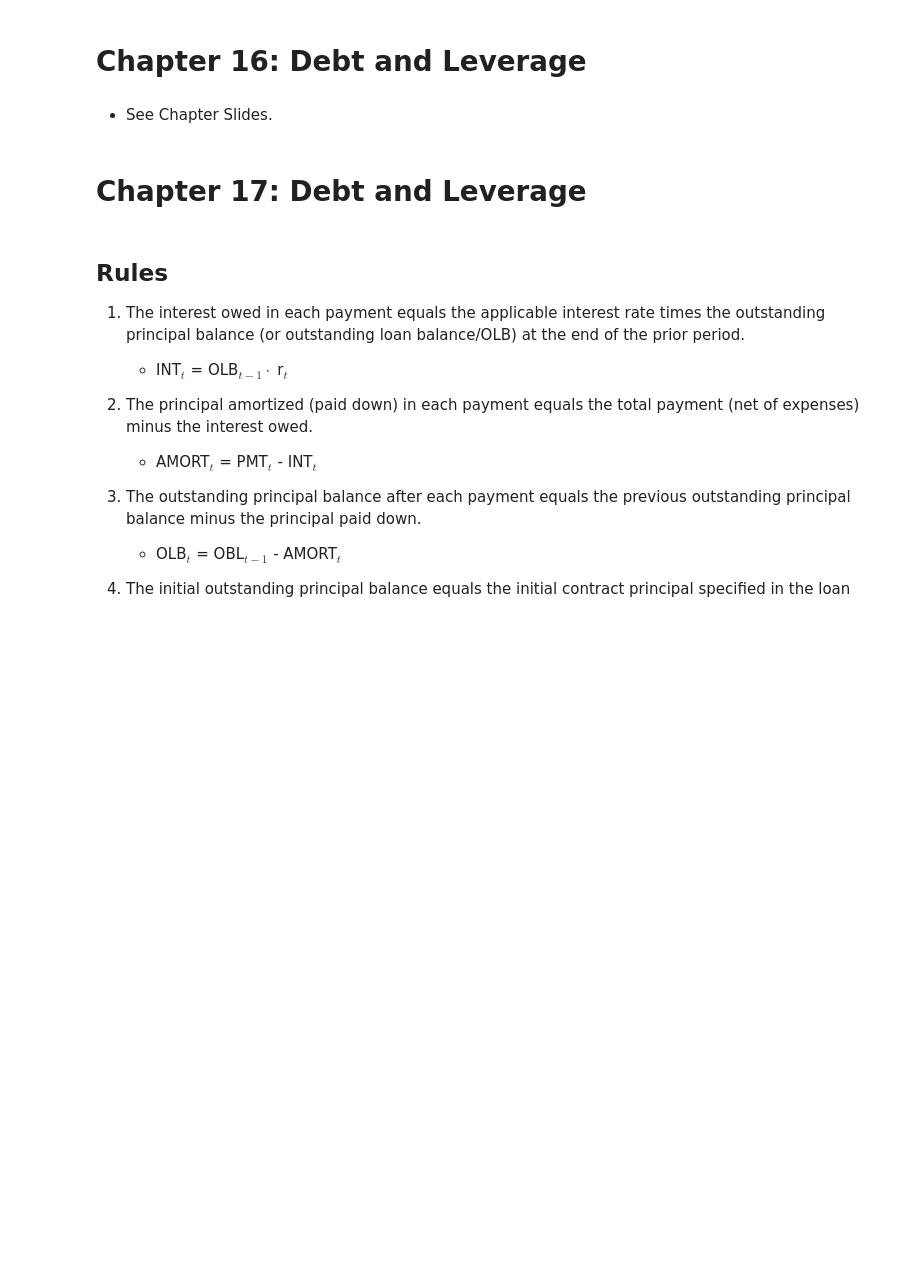
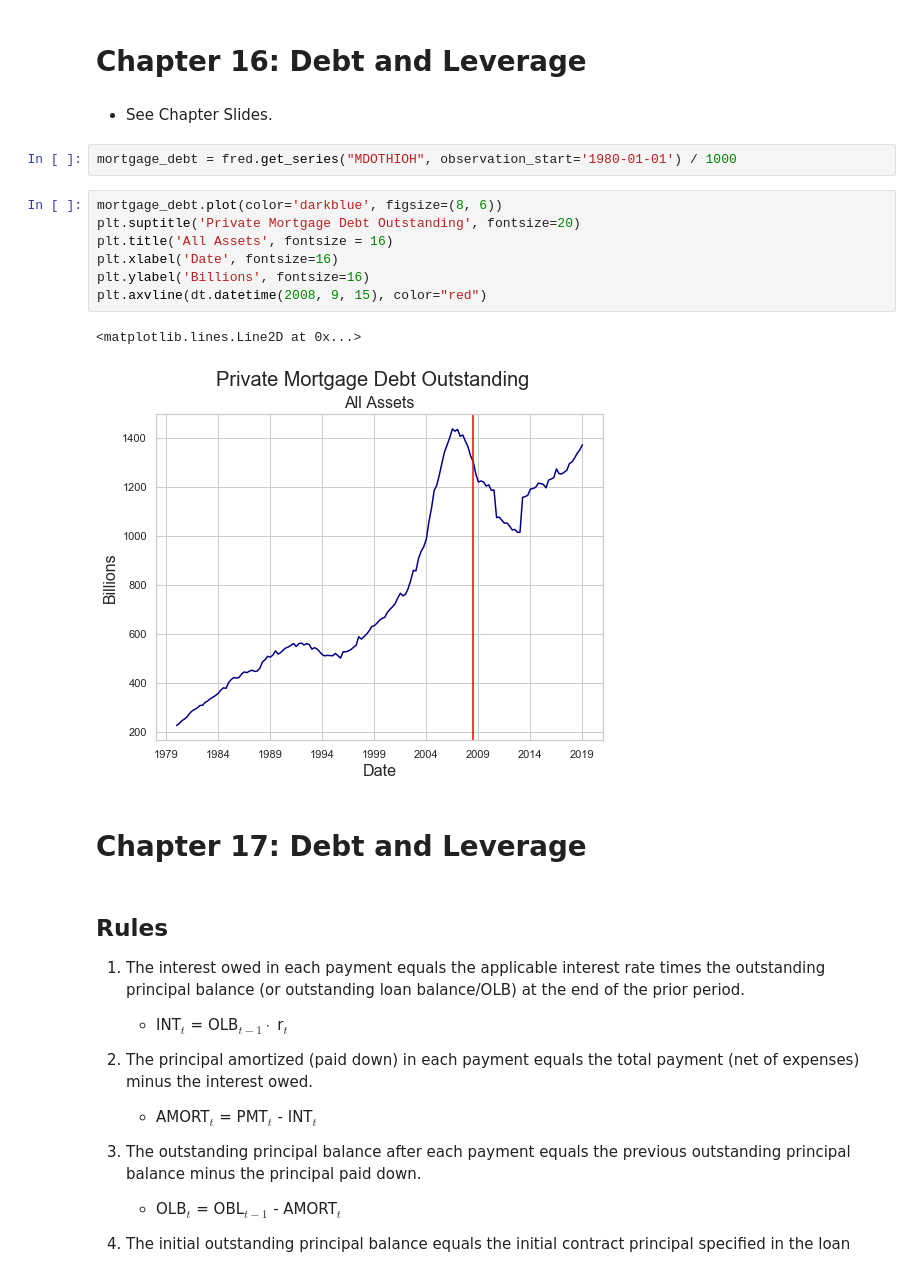
Before and after one commit to thsavage/REAL1-GC.1035, a Jupyter notebook: Notes as of June 23.ipynb, the cells around one changed output. Saved outputs shown, nothing was run; the diff lists cells and outputs as text; blank space fills up the shorter version.

```diff
--- a/Notes as of June 23.ipynb
+++ b/Notes as of June 23.ipynb
@@ -702,6 +702,18 @@ plt.axvline(dt.datetime(2008, 9, 15), color="red")
 # Chapter 16: Debt and Leverage
 # %% [markdown]
 * See Chapter Slides.
+# %%
+mortgage_debt = fred.get_series("MDOTHIOH", observation_start='1980-01-01') / 1000
+# %%
+mortgage_debt.plot(color='darkblue', figsize=(8, 6))
+plt.suptitle('Private Mortgage Debt Outstanding', fontsize=20)
+plt.title('All Assets', fontsize = 16)
+plt.xlabel('Date', fontsize=16)
+plt.ylabel('Billions', fontsize=16)
+plt.axvline(dt.datetime(2008, 9, 15), color="red")
+# %% [output]
+<matplotlib.lines.Line2D at 0x...>
+[figure, added]
 # %% [markdown]
 # Chapter 17: Debt and Leverage
 # %% [markdown]
```
Also changed, not shown: parts of 4 cells of this notebook.
